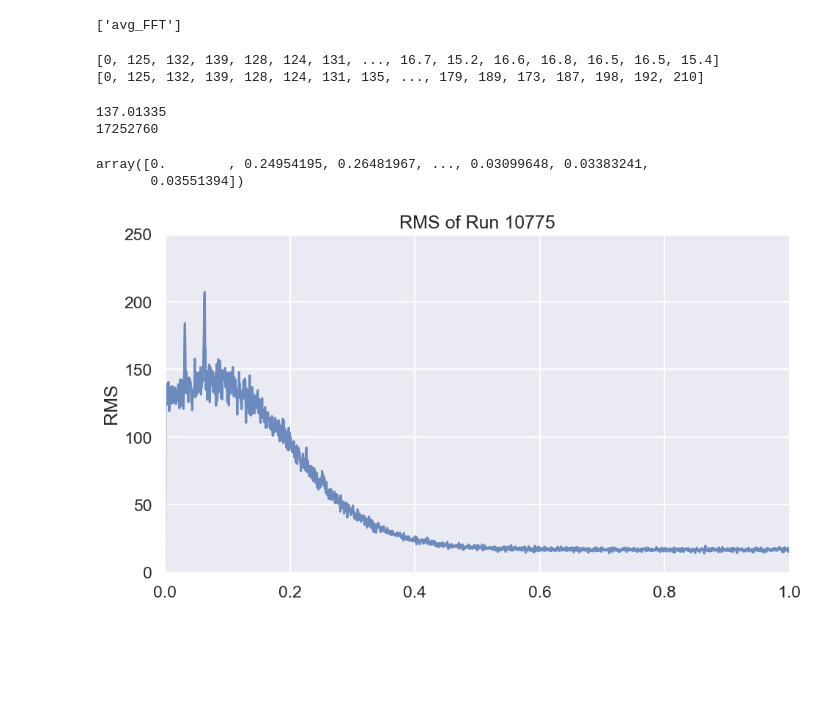
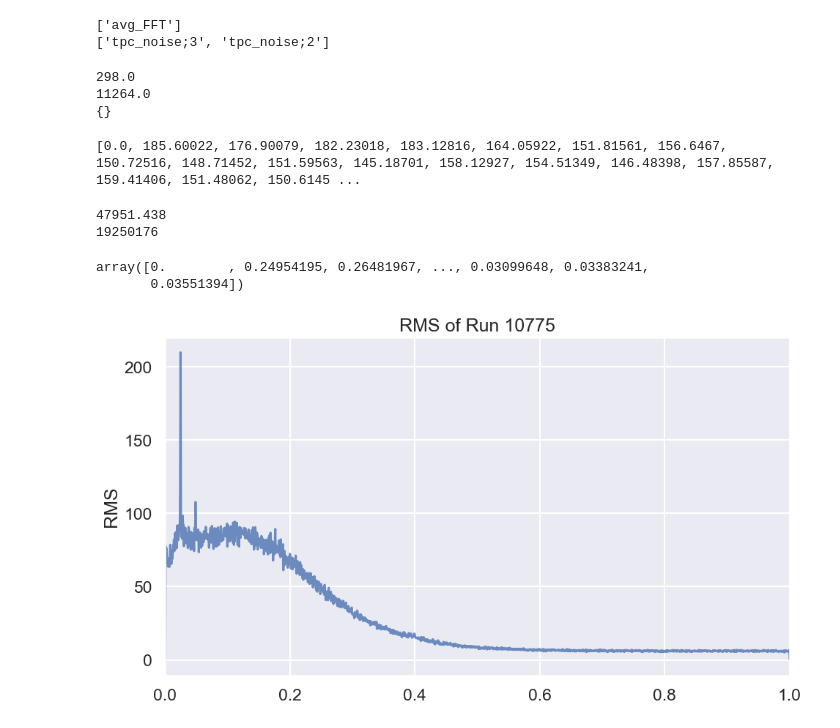
Before and after one commit to dacarber/sbn_noise_repo, a Jupyter notebook: sbnd/noise_plotting/Untitled1.ipynb, the cells around one changed output. Drawn from its saved outputs; the diff is of its cells as text; code cells hidden in the pictures; blank space fills up the shorter version.

```diff
--- a/sbnd/noise_plotting/Untitled1.ipynb
+++ b/sbnd/noise_plotting/Untitled1.ipynb
@@ -20,23 +21,42 @@ import sys
 # %%
-files =uproot.open(f"/Users/danielcarber/Documents/SBND/Noise Analysis/data/fft_output.root")
-files['tpc_noise;2'].keys()
+files =uproot.open(f"/Users/danielcarber/Documents/SBND/Noise Analysis/data/fft_output_run14784.root")
+print(files['tpc_noise;3'].keys())
+print(files.keys())
 # %% [output]
 ['avg_FFT']
+['tpc_noise;3', 'tpc_noise;2']
 # %%
 raw_rms = files['tpc_noise;3']['avg_FFT'].array()
-print(raw_rms)
-raw_rms = files['tpc_noise;2']['avg_FFT'].array()
-print(raw_rms)
+print(raw_rms[1708])
+#raw_rms = files['tpc_noise;2']['avg_FFT'].array()
+print(len(raw_rms)/1709)
+FFTs_list = {}
+print((FFTs_list))
 # %% [output]
-[0, 125, 132, 139, 128, 124, 131, ..., 16.7, 15.2, 16.6, 16.8, 16.5, 16.5, 15.4]
-[0, 125, 132, 139, 128, 124, 131, 135, ..., 179, 189, 173, 187, 198, 192, 210]
+298.0
+11264.0
+{}
+# %%
+channel=-1
+for i in tqdm(range(11264)):
+    FFTs_list[f'{i}'] =list(raw_rms[i*1709:(i+1)*1709]/raw_rms[1708])
+    #if i%1709 == 0:
+    #
+    #    #print(i,":",raw_rms[i])
+    #    channel+=1
+    #    FFTs_list[f'{channel}'] =[raw_rms[]]
+    #else:
+    #    FFTs_list[f'{channel}'].append(raw_rms[i])
+print(FFTs_list['0'])
+# %% [output]
+[0.0, 185.60022, 176.90079, 182.23018, 183.12816, 164.05922, 151.81561, 156.6467, 150.72516, 148.71452, 151.59563, 145.18701, 158.12927, 154.51349, 146.48398, 157.85587, 159.41406, 151.48062, 150.6145 ...
 # %%
 print((raw_rms[100]))
 print(len((raw_rms)))
-df = {'total':[0]*1708}
+df = {'total':[0]*1709}
 #print(df['total'])
 channel = -1
-for i in range(0,1708,1):
+for i in range(0,1709,1):
     if i%1708 == 0:
         channel +=1
         df[f'{channel}'] = [raw_rms[i]]
@@ -45,8 +65,8 @@ for i in range(0,1708,1):
         df[f'{channel}'].append(raw_rms[i])
         df['total'][i%1708] +=raw_rms[i]
 # %% [output]
-137.01335
-17252760
+47951.438
+19250176
 # %%
 np.divide(df['total'],500)
 # %% [output]
@@ -55,31 +75,31 @@ array([0.        , 0.24954195, 0.26481967, ..., 0.03099648, 0.03383241,
 # %%
 seaborn.set(rc={
     'figure.figsize':(11, 6),
 })
 seaborn.set_context('talk')
-freq = list(range(len(df['0'])))
+freq = list(range(len(FFTs_list['100'])))
 freq = (np.add(freq,.5))*2/3415
 #plt.plot(range(len(ADC_array[0][0])),ADC_array[0][4231])
 #plt.hist(signal_diff_coll,range = [0,300],bins = 100, label = "Coll")
 #plt.hist(signal_diff_ind_1,range = [0,300],bins = 100,alpha = .6, label = "Ind 1")
 #plt.hist(signal_diff_ind_2,range = [0,300],bins = 100, alpha = .2,label = "Ind 2")
 #plt.scatter(df['channel_id'],df['raw_rms'],alpha = 1, label = "RMS before shift",s = 10)
 #plt.scatter(df_2['channel_id'],df_2['raw_rms'],alpha = 1, label = "RMS after shift",s = 10)
-plt.plot(freq,df['0'] ,alpha = .8, label = "RMS of Channels w/ signals")
+plt.plot(freq,FFTs_list['2500'] ,alpha = .8, label = "RMS of Channels w/ signals")
 
 #plt.hist(df['Time_diff'], range=[0, 2000],bins=50,alpha =1, label = "Time difference")
 #plt.hist(selection['reco_dedx'][ep_mask_e], range=[0, 10], alpha = .4,bins=50,label = "Reco Electrons")
-plt.ylim(0,250)
+#plt.ylim(0,250)
 plt.xlim(0,1)
 #plt.yscale("log")
 #plt.legend(loc = "upper right")
 plt.xlabel("")
 plt.ylabel("RMS")
 plt.title("RMS of Run 10775")
 plt.show()
 #plt.savefig('dedx_4000_events.png')
 # %% [output]
-[figure, old version]
+[figure, new version]
 # %%
 fig = make_subplots(rows=1,cols =1)
 #mask = Noise_df['wire_plane'] == 'UB'
```
Also changed, not shown: parts of 1 cell of this notebook, 2 other files.
